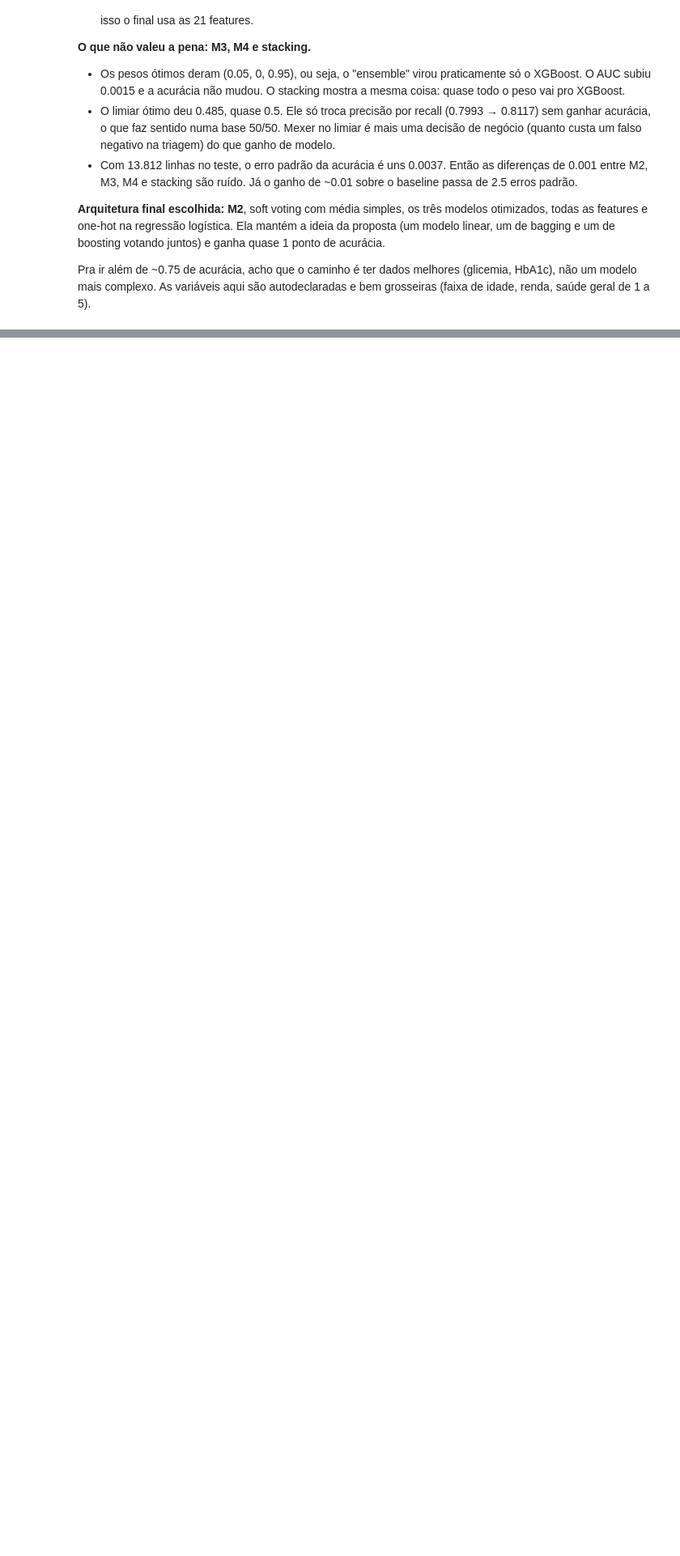
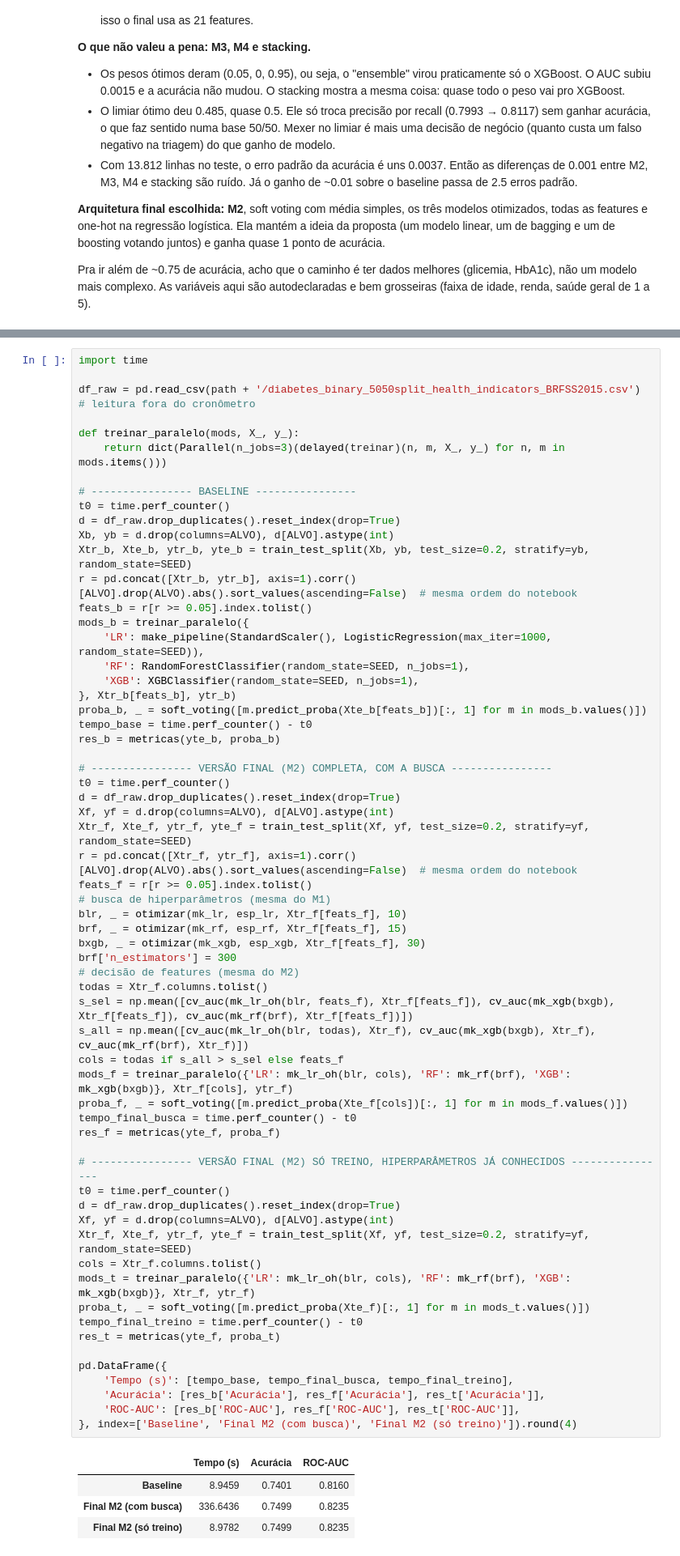
Before and after one commit to DaviMelooficial/glycovote, a Jupyter notebook: notebooks/glycovote.ipynb, the cells around one changed output, grey strips where cells are left out. Shown at 81% size. Cells and saved outputs as stored; diff of their text form; blank space fills up the shorter version.

Commit message:
Mede tempo de execução do baseline vs versão final

```diff
--- a/notebooks/glycovote.ipynb
+++ b/notebooks/glycovote.ipynb
@@ -477,0 +487,67 @@ complexo. As variáveis aqui são autodeclaradas e bem grosseiras (faixa de idad
+# %%
+import time
+
+df_raw = pd.read_csv(path + '/diabetes_binary_5050split_health_indicators_BRFSS2015.csv')  # leitura fora do cronômetro
+
+def treinar_paralelo(mods, X_, y_):
+    return dict(Parallel(n_jobs=3)(delayed(treinar)(n, m, X_, y_) for n, m in mods.items()))
+
+# ---------------- BASELINE ----------------
+t0 = time.perf_counter()
+d = df_raw.drop_duplicates().reset_index(drop=True)
+Xb, yb = d.drop(columns=ALVO), d[ALVO].astype(int)
+Xtr_b, Xte_b, ytr_b, yte_b = train_test_split(Xb, yb, test_size=0.2, stratify=yb, random_state=SEED)
+r = pd.concat([Xtr_b, ytr_b], axis=1).corr()[ALVO].drop(ALVO).abs().sort_values(ascending=False)  # mesma ordem do notebook
+feats_b = r[r >= 0.05].index.tolist()
+mods_b = treinar_paralelo({
+    'LR': make_pipeline(StandardScaler(), LogisticRegression(max_iter=1000, random_state=SEED)),
+    'RF': RandomForestClassifier(random_state=SEED, n_jobs=1),
+    'XGB': XGBClassifier(random_state=SEED, n_jobs=1),
+}, Xtr_b[feats_b], ytr_b)
+proba_b, _ = soft_voting([m.predict_proba(Xte_b[feats_b])[:, 1] for m in mods_b.values()])
+tempo_base = time.perf_counter() - t0
+res_b = metricas(yte_b, proba_b)
+
+# ---------------- VERSÃO FINAL (M2) COMPLETA, COM A BUSCA ----------------
+t0 = time.perf_counter()
+d = df_raw.drop_duplicates().reset_index(drop=True)
+Xf, yf = d.drop(columns=ALVO), d[ALVO].astype(int)
+Xtr_f, Xte_f, ytr_f, yte_f = train_test_split(Xf, yf, test_size=0.2, stratify=yf, random_state=SEED)
+r = pd.concat([Xtr_f, ytr_f], axis=1).corr()[ALVO].drop(ALVO).abs().sort_values(ascending=False)  # mesma ordem do notebook
+feats_f = r[r >= 0.05].index.tolist()
+# busca de hiperparâmetros (mesma do M1)
+blr, _ = otimizar(mk_lr, esp_lr, Xtr_f[feats_f], 10)
+brf, _ = otimizar(mk_rf, esp_rf, Xtr_f[feats_f], 15)
+bxgb, _ = otimizar(mk_xgb, esp_xgb, Xtr_f[feats_f], 30)
+brf['n_estimators'] = 300
+# decisão de features (mesma do M2)
+todas = Xtr_f.columns.tolist()
+s_sel = np.mean([cv_auc(mk_lr_oh(blr, feats_f), Xtr_f[feats_f]), cv_auc(mk_xgb(bxgb), Xtr_f[feats_f]), cv_auc(mk_rf(brf), Xtr_f[feats_f])])
+s_all = np.mean([cv_auc(mk_lr_oh(blr, todas), Xtr_f), cv_auc(mk_xgb(bxgb), Xtr_f), cv_auc(mk_rf(brf), Xtr_f)])
+cols = todas if s_all > s_sel else feats_f
+mods_f = treinar_paralelo({'LR': mk_lr_oh(blr, cols), 'RF': mk_rf(brf), 'XGB': mk_xgb(bxgb)}, Xtr_f[cols], ytr_f)
+proba_f, _ = soft_voting([m.predict_proba(Xte_f[cols])[:, 1] for m in mods_f.values()])
+tempo_final_busca = time.perf_counter() - t0
+res_f = metricas(yte_f, proba_f)
+
+# ---------------- VERSÃO FINAL (M2) SÓ TREINO, HIPERPARÂMETROS JÁ CONHECIDOS ----------------
+t0 = time.perf_counter()
+d = df_raw.drop_duplicates().reset_index(drop=True)
+Xf, yf = d.drop(columns=ALVO), d[ALVO].astype(int)
+Xtr_f, Xte_f, ytr_f, yte_f = train_test_split(Xf, yf, test_size=0.2, stratify=yf, random_state=SEED)
+cols = Xtr_f.columns.tolist()
+mods_t = treinar_paralelo({'LR': mk_lr_oh(blr, cols), 'RF': mk_rf(brf), 'XGB': mk_xgb(bxgb)}, Xtr_f, ytr_f)
+proba_t, _ = soft_voting([m.predict_proba(Xte_f)[:, 1] for m in mods_t.values()])
+tempo_final_treino = time.perf_counter() - t0
+res_t = metricas(yte_f, proba_t)
+
+pd.DataFrame({
+    'Tempo (s)': [tempo_base, tempo_final_busca, tempo_final_treino],
+    'Acurácia': [res_b['Acurácia'], res_f['Acurácia'], res_t['Acurácia']],
+    'ROC-AUC': [res_b['ROC-AUC'], res_f['ROC-AUC'], res_t['ROC-AUC']],
+}, index=['Baseline', 'Final M2 (com busca)', 'Final M2 (só treino)']).round(4)
+# %% [output]
+|  | Tempo (s) | Acurácia | ROC-AUC |
+| Baseline | 8.9459 | 0.7401 | 0.8160 |
+| Final M2 (com busca) | 336.6436 | 0.7499 | 0.8235 |
+| Final M2 (só treino) | 8.9782 | 0.7499 | 0.8235 |
```
Also changed, not shown: parts of 1 cell of this notebook, 1 other file.
